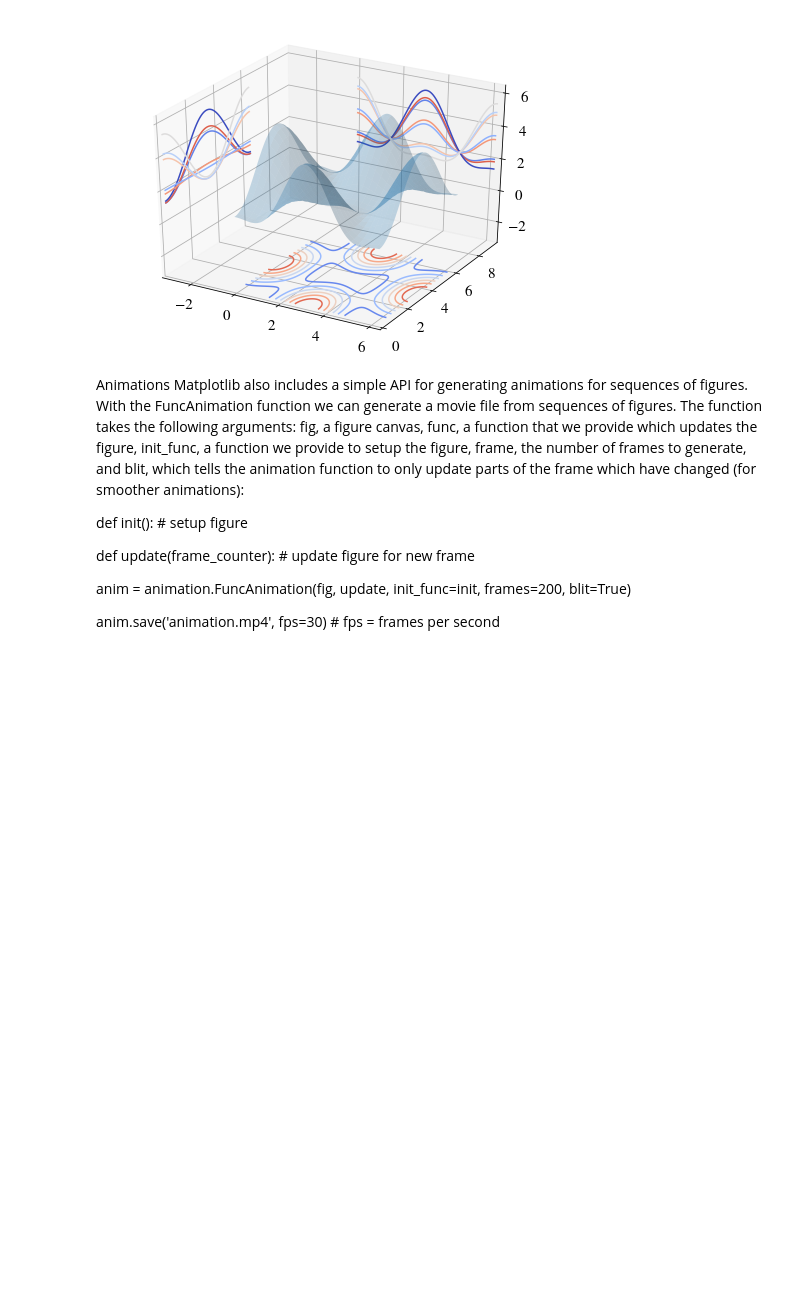
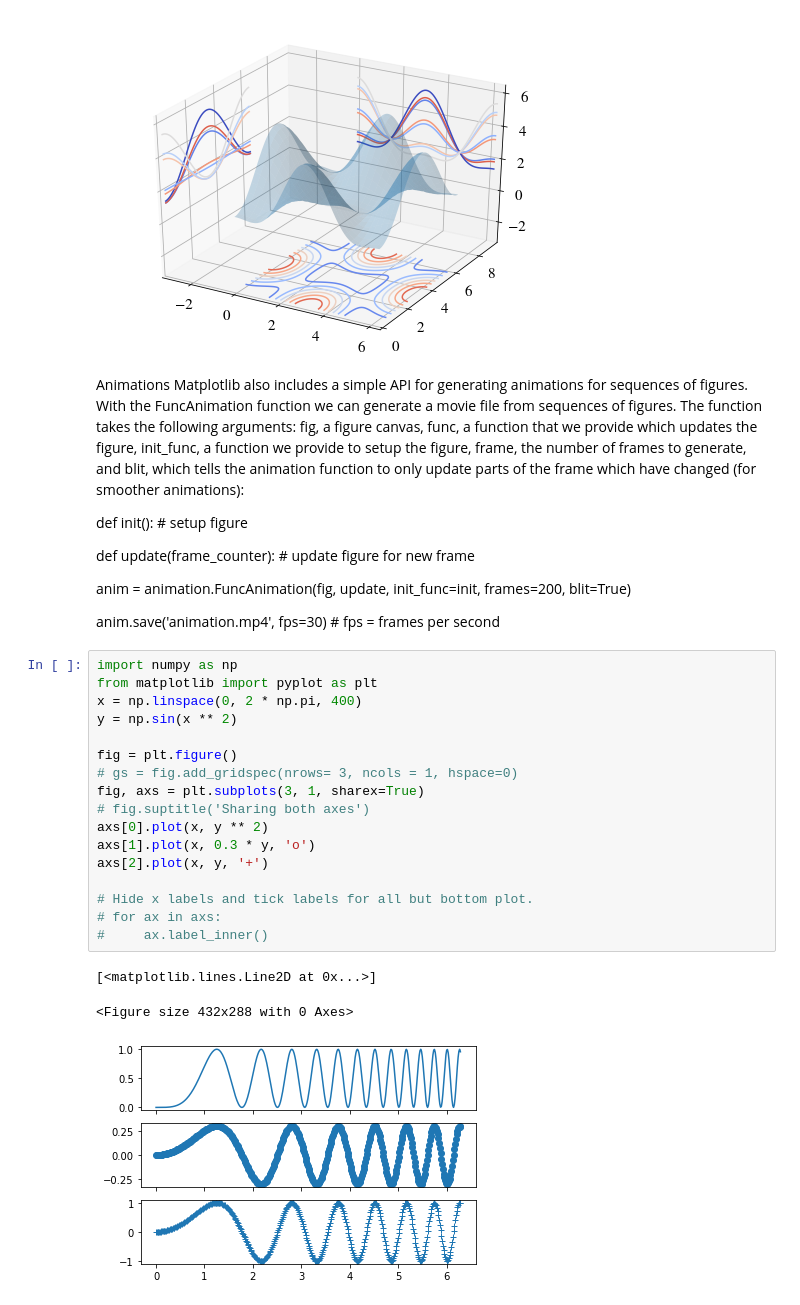
Before and after one commit to zhuofachen/toolbox, a Jupyter notebook: matplotlib_functions.ipynb, the cells around one changed output. Drawn from its saved outputs; the diff is of its cells as text; blank space fills up the shorter version.

Commit message:
add subplot figures

```diff
--- a/matplotlib_functions.ipynb
+++ b/matplotlib_functions.ipynb
@@ -325,3 +325,24 @@ def update(frame_counter):
 anim = animation.FuncAnimation(fig, update, init_func=init, frames=200, blit=True)
 
 anim.save('animation.mp4', fps=30) # fps = frames per second
+# %%
+import numpy as np
+from matplotlib import pyplot as plt
+x = np.linspace(0, 2 * np.pi, 400)
+y = np.sin(x ** 2)
+
+fig = plt.figure()
+# gs = fig.add_gridspec(nrows= 3, ncols = 1, hspace=0)
+fig, axs = plt.subplots(3, 1, sharex=True)
+# fig.suptitle('Sharing both axes')
+axs[0].plot(x, y ** 2)
+axs[1].plot(x, 0.3 * y, 'o')
+axs[2].plot(x, y, '+')
+
+# Hide x labels and tick labels for all but bottom plot.
+# for ax in axs:
+#     ax.label_inner()
+# %% [output]
+[<matplotlib.lines.Line2D at 0x...>]
+<Figure size 432x288 with 0 Axes>
+[figure, added]
```
Also changed, not shown: parts of 1 cell of this notebook.
